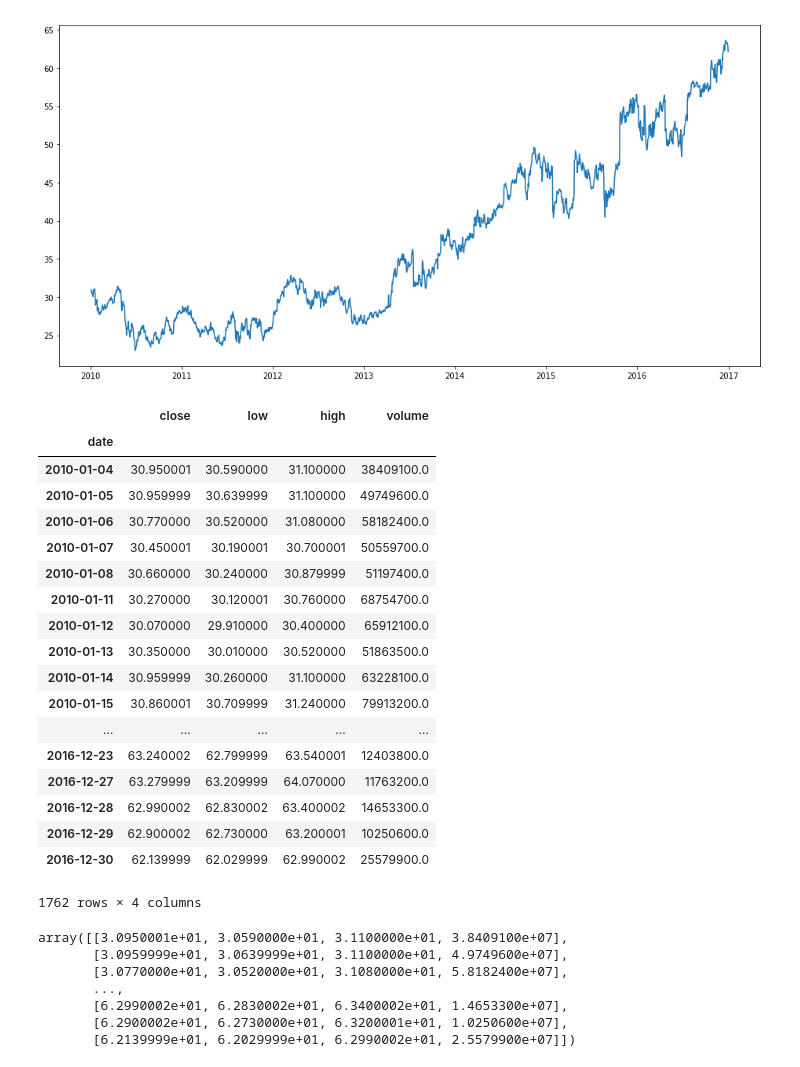
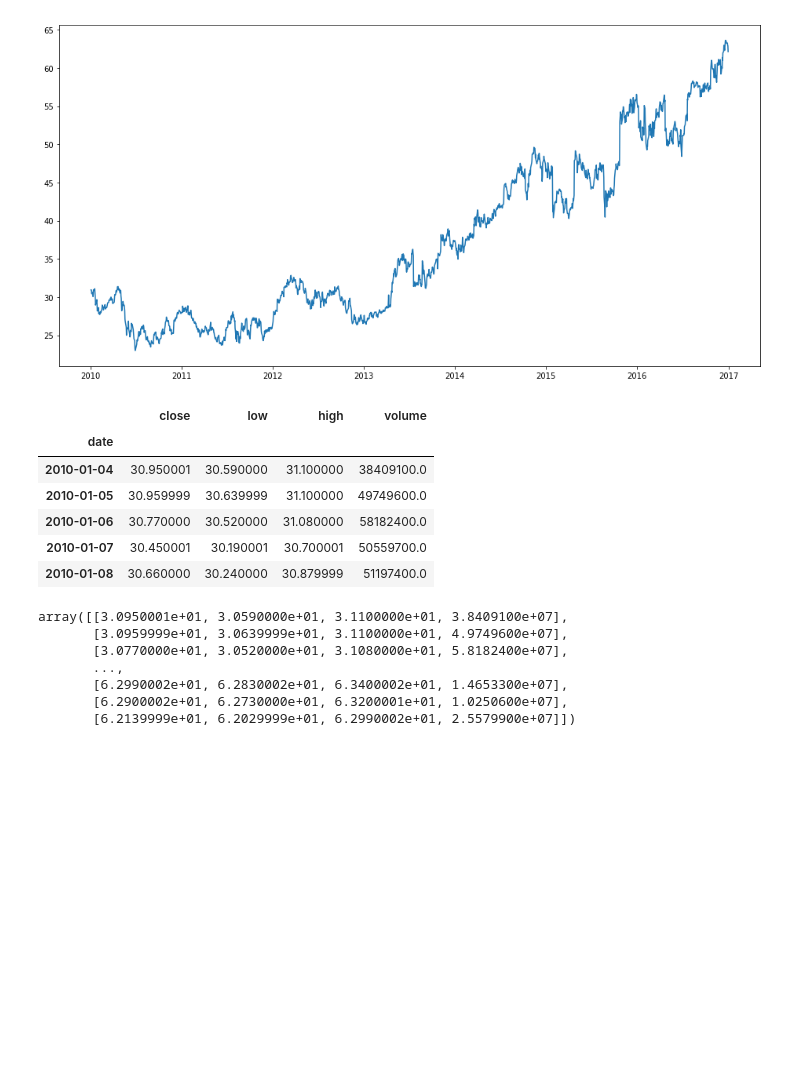
Before and after one commit to kreitlerj/Smart-Stocks, a Jupyter notebook: ML/stock_ML.ipynb, the cells around one changed output. Cells and saved outputs as stored; diff of their text form; code cells hidden in the pictures; blank space fills up the shorter version.

```diff
--- a/ML/stock_ML.ipynb
+++ b/ML/stock_ML.ipynb
@@ -43,27 +132,15 @@ plt.plot(MSFT_df['close'], label='Close Price history')
 [<matplotlib.lines.Line2D at 0x...>]
 [figure]
 # %%
-MSFT_df
+MSFT_df.head()
 # %% [output]
 |  | close | low | high | volume |
 | date |  |  |  |  |
 | 2010-01-04 | 30.950001 | 30.590000 | 31.100000 | 38409100.0 |
 | 2010-01-05 | 30.959999 | 30.639999 | 31.100000 | 49749600.0 |
 | 2010-01-06 | 30.770000 | 30.520000 | 31.080000 | 58182400.0 |
 | 2010-01-07 | 30.450001 | 30.190001 | 30.700001 | 50559700.0 |
 | 2010-01-08 | 30.660000 | 30.240000 | 30.879999 | 51197400.0 |
-| 2010-01-11 | 30.270000 | 30.120001 | 30.760000 | 68754700.0 |
-| 2010-01-12 | 30.070000 | 29.910000 | 30.400000 | 65912100.0 |
-| 2010-01-13 | 30.350000 | 30.010000 | 30.520000 | 51863500.0 |
-| 2010-01-14 | 30.959999 | 30.260000 | 31.100000 | 63228100.0 |
-| 2010-01-15 | 30.860001 | 30.709999 | 31.240000 | 79913200.0 |
-| ... | ... | ... | ... | ... |
-| 2016-12-23 | 63.240002 | 62.799999 | 63.540001 | 12403800.0 |
-| 2016-12-27 | 63.279999 | 63.209999 | 64.070000 | 11763200.0 |
-| 2016-12-28 | 62.990002 | 62.830002 | 63.400002 | 14653300.0 |
-| 2016-12-29 | 62.900002 | 62.730000 | 63.200001 | 10250600.0 |
-| 2016-12-30 | 62.139999 | 62.029999 | 62.990002 | 25579900.0 |
-1762 rows × 4 columns
 # %%
 dataset = MSFT_df.values
 dataset
```
Also changed, not shown: parts of 24 cells of this notebook, 4 other files.
